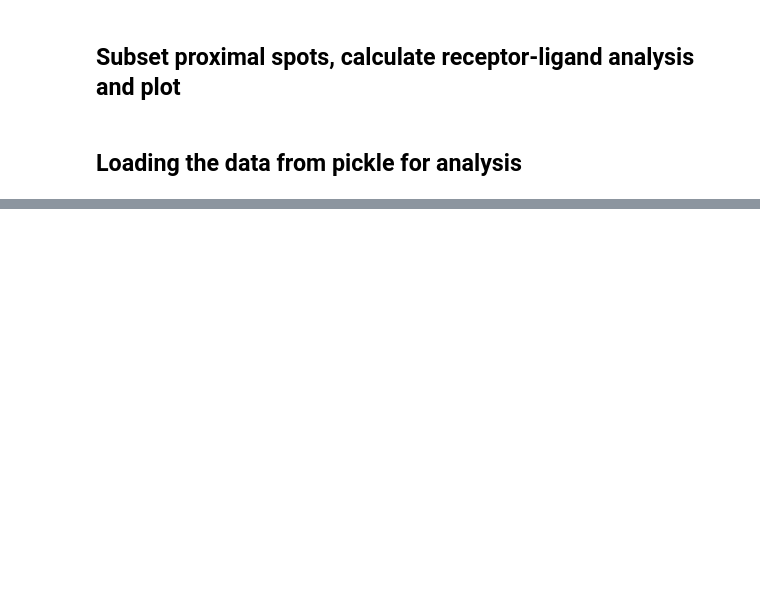
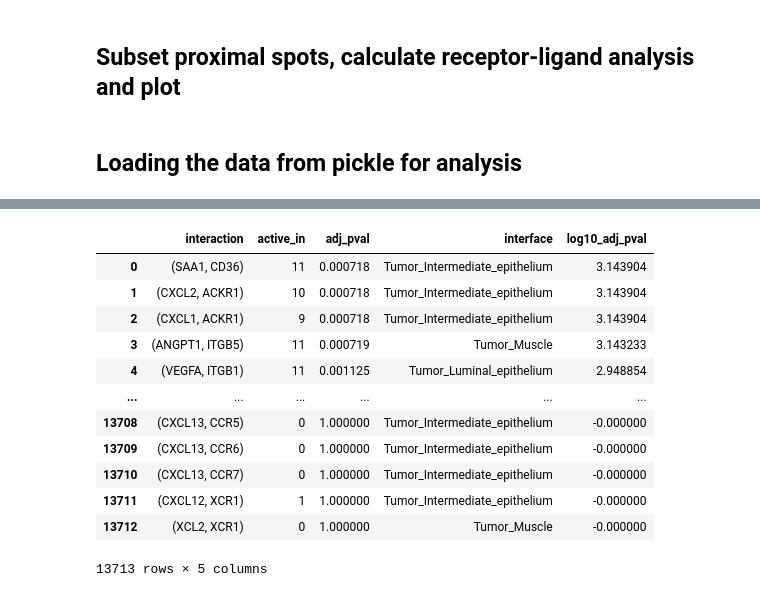
Before and after one commit to akiviaho/spatial, a Jupyter notebook: notebooks/spatial-mapping-based-clusters-receptor-ligand-analyses.ipynb, the cells around one changed output, grey strips where cells are left out. Saved outputs shown, nothing was run; the diff lists cells and outputs as text; code cells hidden in the pictures; blank space fills up the shorter version.

```diff
--- a/notebooks/spatial-mapping-based-clusters-receptor-ligand-analyses.ipynb
+++ b/notebooks/spatial-mapping-based-clusters-receptor-ligand-analyses.ipynb
@@ -480,0 +530,53 @@ Immune_Muscle: 11
+# %%
+
+signif_pval_interactions = pd.DataFrame()
+
+for interface in keys:
+
+    df = summarized_ligrec_df.pivot_table(values='pct_in',index= 'molecules',columns='interaction').fillna(0)
+    other_keys = [c for c in df.columns if c != interface]
+    df['diff'] = df[interface] - df[other_keys].mean(axis=1)
+    df['control_mean'] = df[other_keys].mean(axis=1)
+    df = df.sort_values('diff',ascending=False)[keys+['diff','control_mean']]
+
+    n_sample = interface_n[interface]
+    n_control = pd.Series([interface_n[k] for k in other_keys]).sum()
+
+    df = df.sort_index()
+
+    # Perform Fisher's exact test on all
+    for iact in df.index:
+        a = df[interface].loc[[iact]]
+        c = df[other_keys].sum(axis=1).loc[[iact]]
+        b = n_sample-a
+        d = n_control-c
+        arr = np.array([a,b,c,d]).reshape(2,2).astype(int)
+        stat,pval = fisher_exact(arr,alternative='greater')
+        df.loc[[iact],'pval'] = pval
+
+    df['adj_pval'] = multipletests(df['pval'],method='fdr_bh')[1]
+
+    #df_signif = pd.DataFrame({'interaction':interact_list,'active_in':n_active_in_list,'adj_pval':adj_pval_list,'interface':np.repeat(interface,len(interact_list))})
+    df_signif = pd.DataFrame({'interaction':df.index.tolist(),
+                              'active_in':df[interface].astype(int).tolist(),
+                              'adj_pval':df['adj_pval'].tolist(),
+                              'interface':np.repeat(interface,len(df))})
+    signif_pval_interactions = pd.concat([signif_pval_interactions,df_signif],axis=0)
+
+signif_pval_interactions = signif_pval_interactions.sort_values('adj_pval').reset_index(drop=True)
+signif_pval_interactions['log10_adj_pval'] = -np.log10(signif_pval_interactions['adj_pval'])
+signif_pval_interactions
+# %% [output]
+|  | interaction | active_in | adj_pval | interface | log10_adj_pval |
+| 0 | (SAA1, CD36) | 11 | 0.000718 | Tumor_Intermediate_epithelium | 3.143904 |
+| 1 | (CXCL2, ACKR1) | 10 | 0.000718 | Tumor_Intermediate_epithelium | 3.143904 |
+| 2 | (CXCL1, ACKR1) | 9 | 0.000718 | Tumor_Intermediate_epithelium | 3.143904 |
+| 3 | (ANGPT1, ITGB5) | 11 | 0.000719 | Tumor_Muscle | 3.143233 |
+| 4 | (VEGFA, ITGB1) | 11 | 0.001125 | Tumor_Luminal_epithelium | 2.948854 |
+| ... | ... | ... | ... | ... | ... |
+| 13708 | (CXCL13, CCR5) | 0 | 1.000000 | Tumor_Intermediate_epithelium | -0.000000 |
+| 13709 | (CXCL13, CCR6) | 0 | 1.000000 | Tumor_Intermediate_epithelium | -0.000000 |
+| 13710 | (CXCL13, CCR7) | 0 | 1.000000 | Tumor_Intermediate_epithelium | -0.000000 |
+| 13711 | (CXCL12, XCR1) | 1 | 1.000000 | Tumor_Intermediate_epithelium | -0.000000 |
+| 13712 | (XCL2, XCR1) | 0 | 1.000000 | Tumor_Muscle | -0.000000 |
+13713 rows × 5 columns
```
Also changed, not shown: parts of 16 cells of this notebook, 8 other files.
